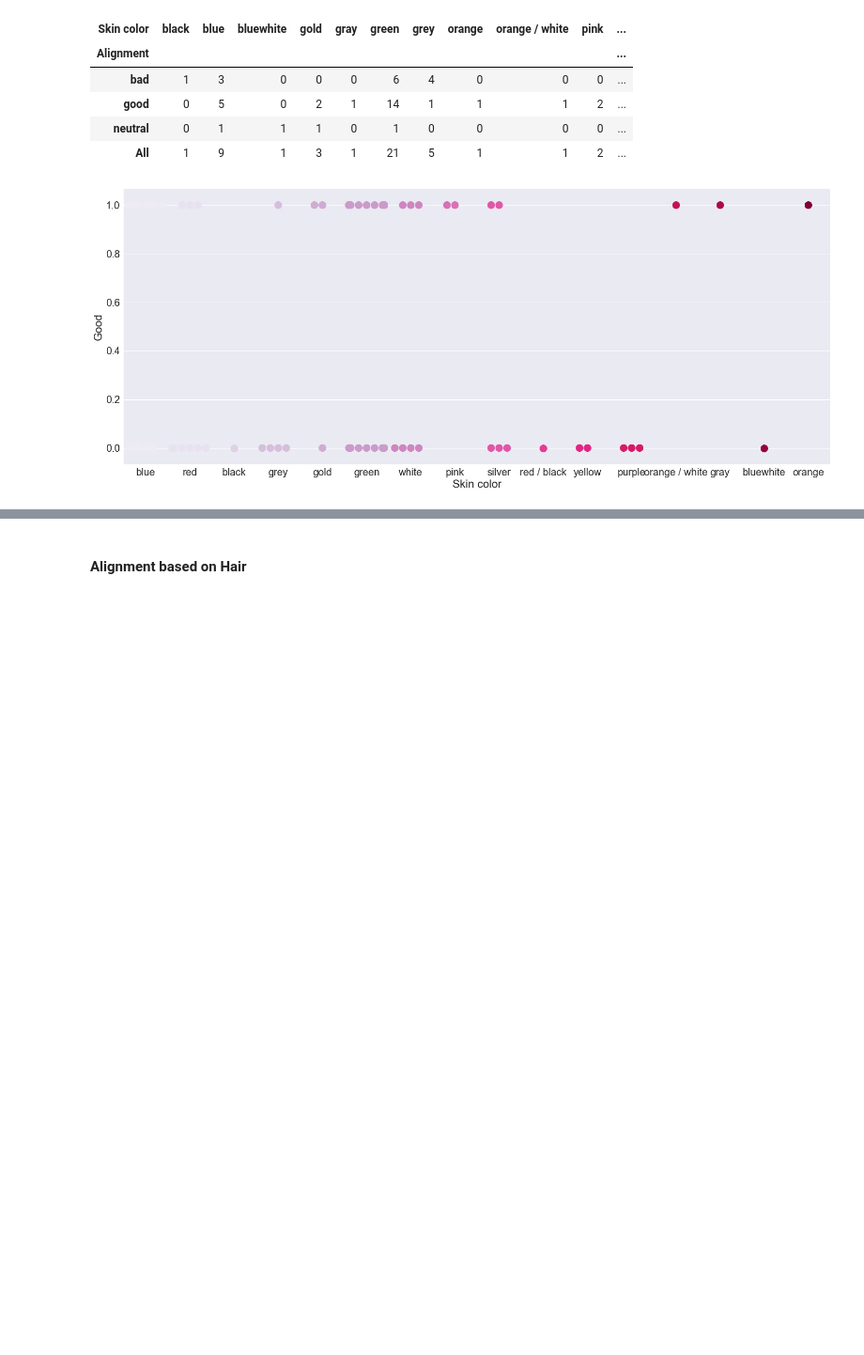
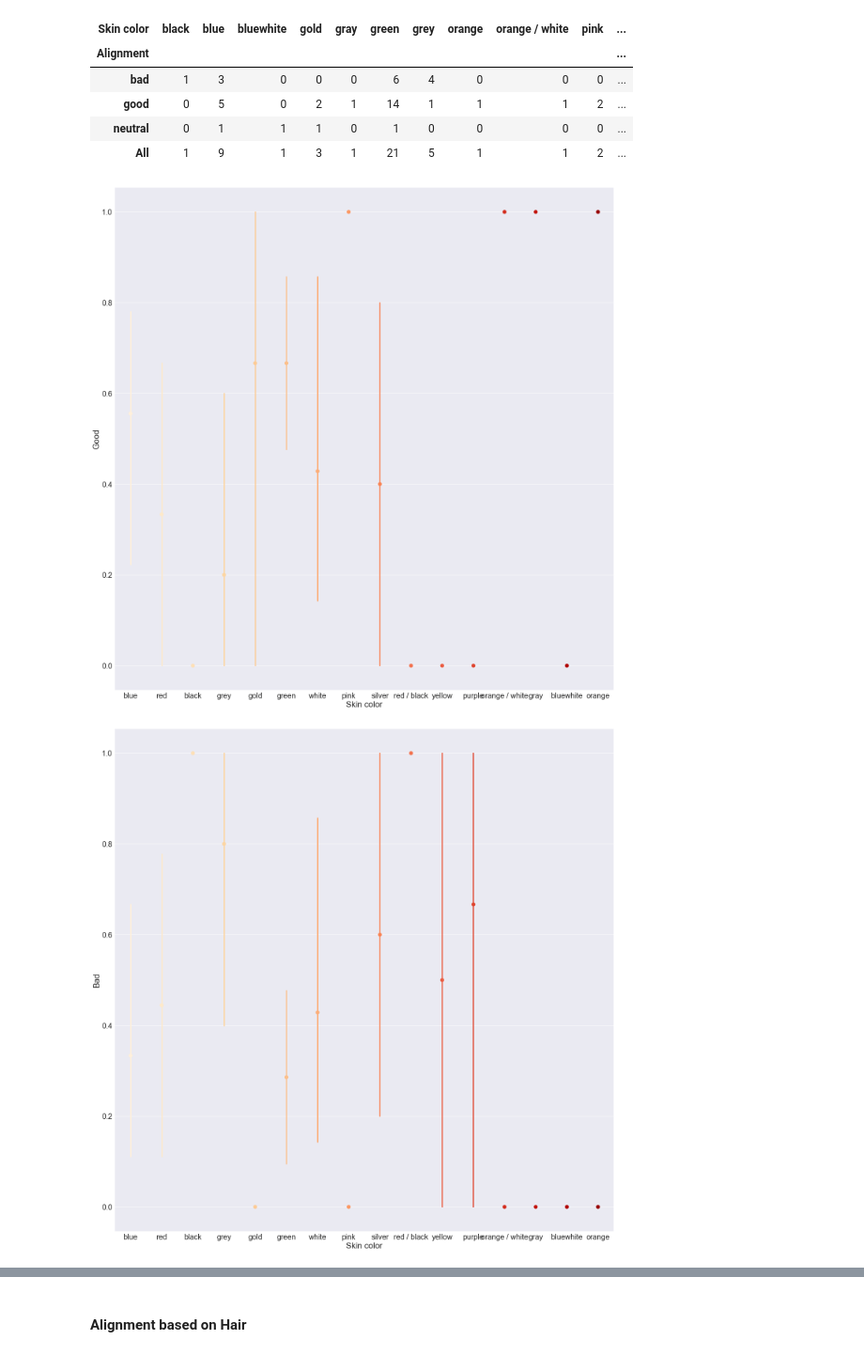
Before and after one commit to skvirk/Thinkful-Bootcamp, a Jupyter notebook: Final_Capstone_Superheros.ipynb, the cells around one changed output, grey strips where cells are left out. Shown: that part at 94% size. Cells and saved outputs as stored; diff of their text form; code cells hidden in the pictures; blank space fills up the shorter version.

```diff
--- a/Final_Capstone_Superheros.ipynb
+++ b/Final_Capstone_Superheros.ipynb
@@ -101,3 +107,4 @@ df2.corr()
 # %%
-sns.countplot(x='Alignment', data=df2);
+sns.set(style='darkgrid')
+sns.countplot(x='Alignment', data=df2, palette= 'OrRd');
 # %% [output]
@@ -122,11 +129,16 @@ Text(0.5,1,'Weight')
 [figure]
 [figure]
 # %%
-sns.set(style='whitegrid')
-sns.factorplot(x='Height2', y='Good', data=df2, size=5, kind='bar', palette='rainbow')
+sns.set(style='darkgrid')
+sns.factorplot(x='Height2', y='Good', data=df2, size=5, kind='bar', palette='PRGn')
 plt.show()
 
-sns.set(style='whitegrid')
-sns.factorplot(x='Weight2', y='Good', data=df2, size=5, kind='bar', palette='BuGn')
+sns.factorplot(x='Height2', y='Bad', data=df2, size=5, kind='bar', palette='PRGn')
 plt.show()
+
+sns.factorplot(x='Weight2', y='Good', data=df2, size=5, kind='bar', palette='RdBu')
+plt.show()
+
+sns.factorplot(x='Weight2', y='Bad', data=df2, size=5, kind='bar', palette='RdBu')
+plt.show()
 # %% [output]
@@ -157,7 +171,10 @@ Ttest_indResult(statistic=16.900485622867876, pvalue=1.1084252540076607e-58)
 # %% [markdown]
 Given the p-values, there is a correlation between gender and alignment. Males are more likely to be bad in comparison to females who have a stronger correlation for being good. The graph below visualizes this point.
 # %%
-sns.set(style='whitegrid')
-sns.factorplot(x='Gender', y='Good', data=df, size=5, kind='bar', palette='BuPu')
+sns.set(style='darkgrid')
+sns.factorplot(x='Gender', y='Good', data=df, size=5, kind='bar', palette='PuBu')
 plt.show()
+
+sns.factorplot(x='Gender', y='Bad', data=df, size=5, kind='bar', palette='PuBu')
+plt.show()
 # %% [output]
@@ -177,9 +195,12 @@ pd.crosstab(df['Alignment'], df['Skin color'],margins=True)
 | All | 1 | 9 | 1 | 3 | 1 | 21 | 5 | 1 | 1 | 2 | ... |
 # %%
 sns.set(font_scale=2)
-plt.subplots(figsize=(25,10))
-sns.swarmplot(x='Skin color', y='Good', data=df, size=15, palette='PuRd')
+sns.factorplot(x='Skin color', y='Good', data=df, size=20, palette='OrRd')
 plt.show()
+
+sns.factorplot(x='Skin color', y='Bad', data=df, size=20, palette='OrRd')
+plt.show()
 # %% [output]
-[figure, old version]
+[figure, new version]
+[figure, added]
 # %% [markdown]
```
Also changed, not shown: parts of 11 cells of this notebook.
